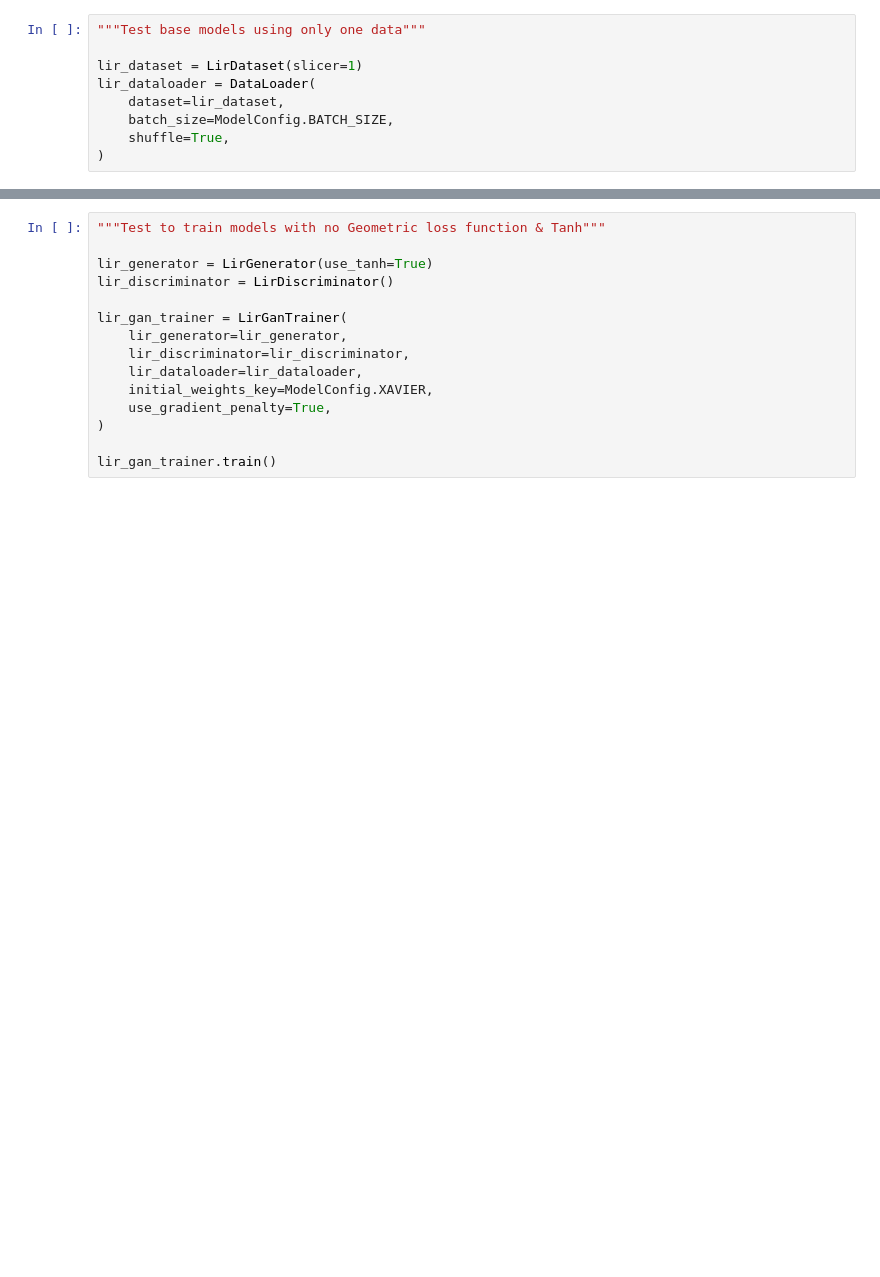
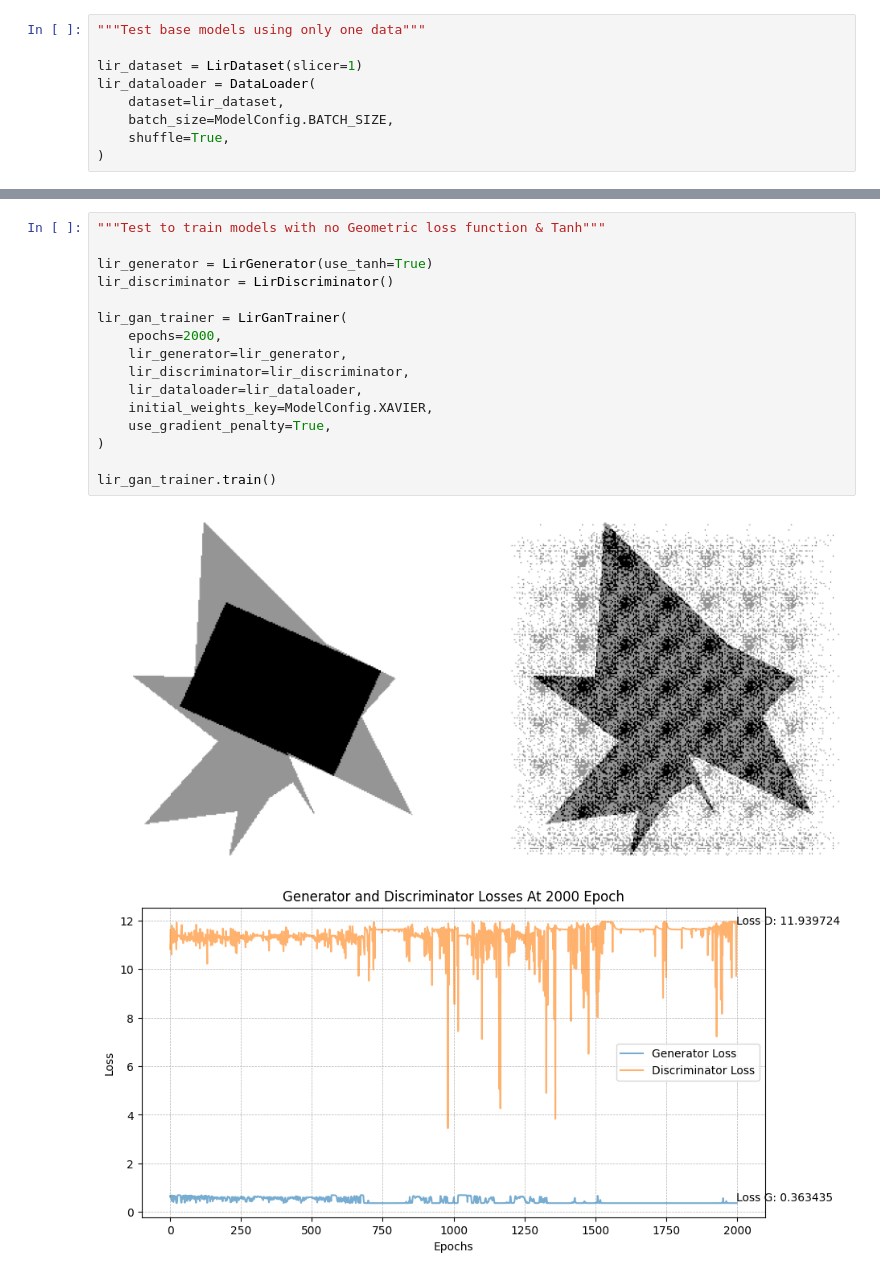
Before and after one commit to PARKCHEOLHEE-lab/gan-exer, a Jupyter notebook: lirGAN/lirGAN.ipynb, the cells around one changed output, grey strips where cells are left out. Saved outputs shown, nothing was run; the diff lists cells and outputs as text; blank space fills up the shorter version.

```diff
--- a/lirGAN/lirGAN.ipynb
+++ b/lirGAN/lirGAN.ipynb
@@ -62,18 +64,22 @@ lir_gan_trainer.train()
 # %%
 """Test to train models with no Geometric loss function & Tanh"""
 
 lir_generator = LirGenerator(use_tanh=True)
 lir_discriminator = LirDiscriminator()
 
 lir_gan_trainer = LirGanTrainer(
+    epochs=2000,
     lir_generator=lir_generator,
     lir_discriminator=lir_discriminator,
     lir_dataloader=lir_dataloader,
     initial_weights_key=ModelConfig.XAVIER,
     use_gradient_penalty=True,
 )
 
 lir_gan_trainer.train()
+# %% [output]
+[figure, added]
+[figure, added]
 # %%
 """Test to train models with Geometric loss function & no Tanh"""
 
```
Also changed, not shown: parts of 3 cells of this notebook.
